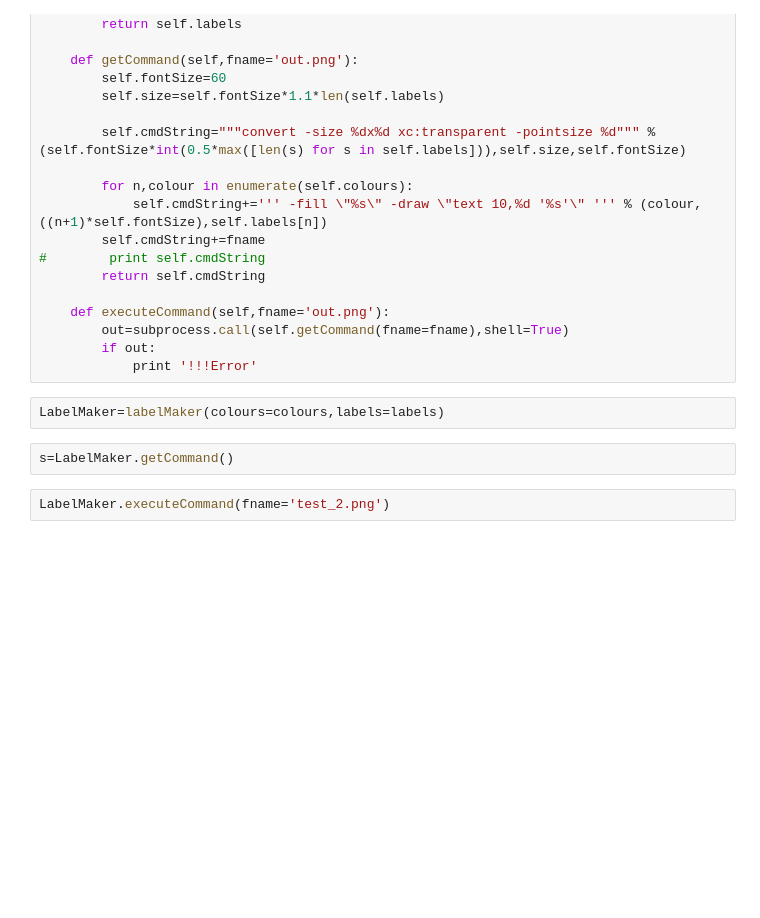
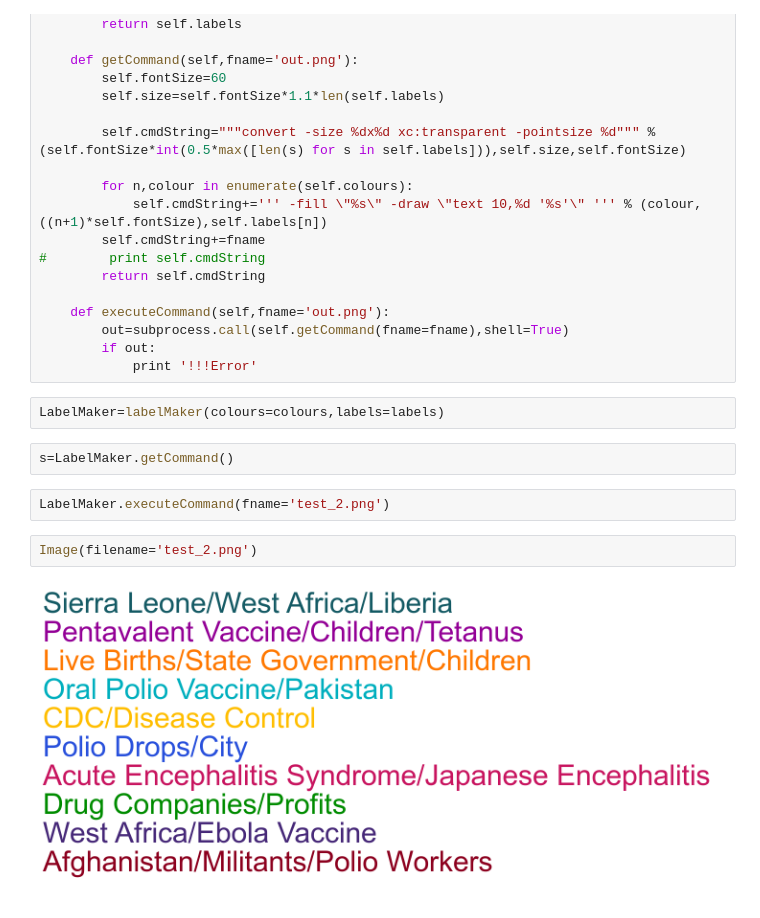
Before and after one commit to alexrutherford/label_maker, a Jupyter notebook: make_quid_legend.ipynb, the cells around one changed output. Cells and saved outputs as stored; diff of their text form; blank space fills up the shorter version.

Commit message:
legend displayed inline

```diff
--- a/make_quid_legend.ipynb
+++ b/make_quid_legend.ipynb
@@ -63,3 +64,7 @@ LabelMaker=labelMaker(colours=colours,labels=labels)
 s=LabelMaker.getCommand()
 # %%
 LabelMaker.executeCommand(fname='test_2.png')
+# %%
+Image(filename='test_2.png')
+# %% [output]
+[figure, added]
```
Also changed, not shown: parts of 2 cells of this notebook.
